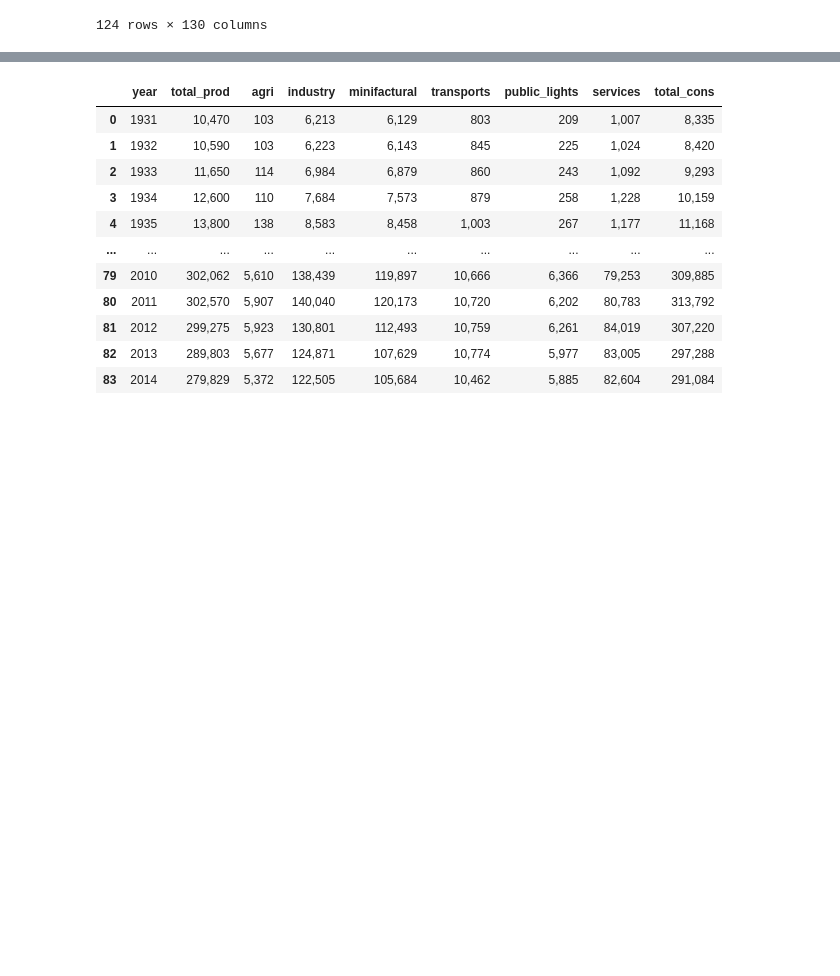
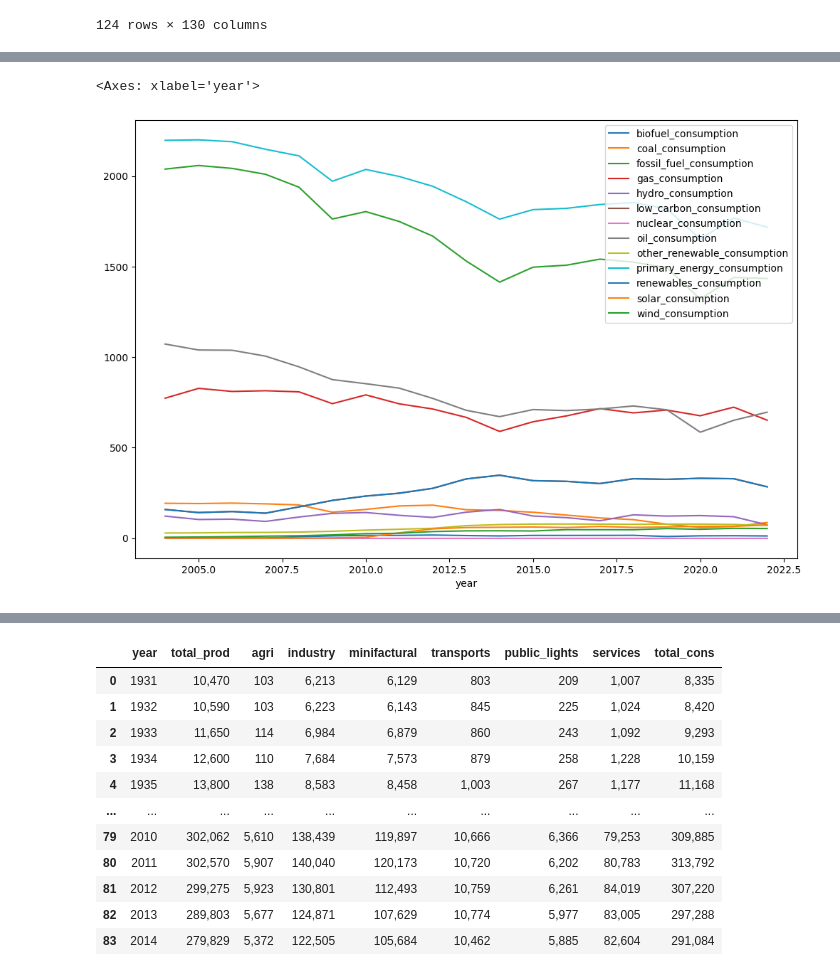
Before and after one commit to depa-tto/Multivariate-Time-Series-project, a Jupyter notebook: time_series_project.ipynb, the cells around one changed output, grey strips where cells are left out. Saved outputs shown, nothing was run; the diff lists cells and outputs as text; code cells hidden in the pictures; blank space fills up the shorter version.

```diff
--- a/time_series_project.ipynb
+++ b/time_series_project.ipynb
@@ -37,3 +37,9 @@ data_owid
 | 10071 | Italy | 2022 | ITA | 59037472.0 | 2.136009e+12 | -10.624 | -1.469 | ... |
 | 10072 | Italy | 2023 | ITA | 58870764.0 | NaN | 14.866 | 1.837 | ... |
 124 rows × 130 columns
+# %%
+data_owid_italy = data_owid.copy()
+# %%
+data_owid_consumption = pd.concat(
+    [data_owid_italy[['year','population','gdp']],
+     data_owid_italy.filter(like='consumption',axis=1)],axis=1).set_index('year').dropna()
@@ -39,0 +143,5 @@ data_owid
+# %%
+data_owid_consumption.drop(['population','gdp'],axis=1).plot(figsize=(12,8))
+# %% [output]
+<Axes: xlabel='year'>
+[figure, added]
```
Also changed, not shown: parts of 21 cells of this notebook, 1 other file.
